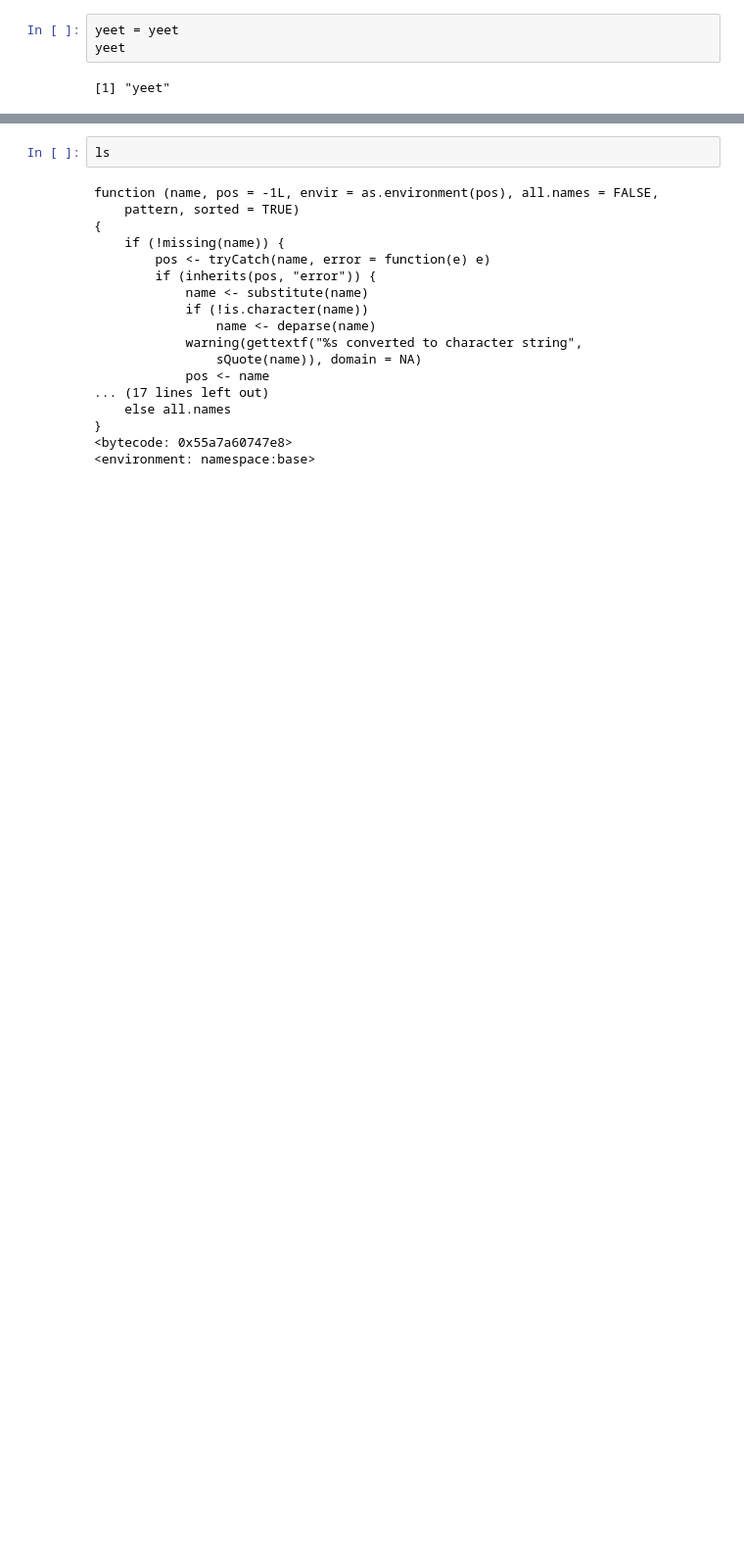
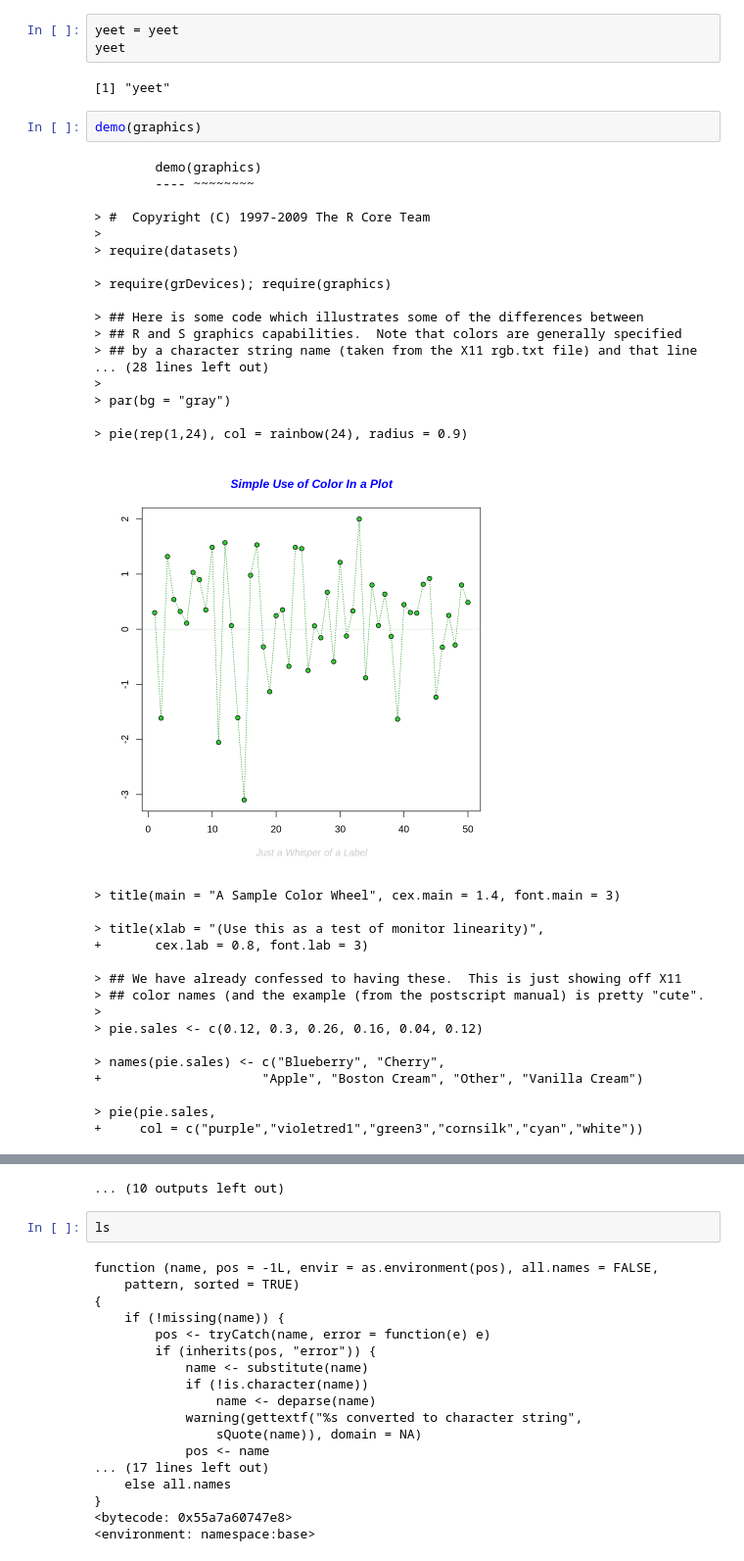
Before and after one commit to c-sung/BigDataLesson, a Jupyter notebook: IR.ipynb, the cells around one changed output, grey strips where cells are left out. Shown at 98% size. Saved outputs shown, nothing was run; the diff lists cells and outputs as text; blank space fills up the shorter version.

```diff
--- a/IR.ipynb
+++ b/IR.ipynb
@@ -5,3 +5,39 @@ yeet = yeet
 yeet
 # %% [output]
 [1] "yeet"
+# %%
+demo(graphics)
+# %% [output]
+        demo(graphics)
+        ---- ~~~~~~~~
+
+> #  Copyright (C) 1997-2009 The R Core Team
+>
+> require(datasets)
+
+> require(grDevices); require(graphics)
+
+> ## Here is some code which illustrates some of the differences between
+> ## R and S graphics capabilities.  Note that colors are generally specified
+> ## by a character string name (taken from the X11 rgb.txt file) and that line
+... (28 lines left out)
+>
+> par(bg = "gray")
+
+> pie(rep(1,24), col = rainbow(24), radius = 0.9)
+[figure, added]
+> title(main = "A Sample Color Wheel", cex.main = 1.4, font.main = 3)
+
+> title(xlab = "(Use this as a test of monitor linearity)",
++       cex.lab = 0.8, font.lab = 3)
+
+> ## We have already confessed to having these.  This is just showing off X11
+> ## color names (and the example (from the postscript manual) is pretty "cute".
+>
+> pie.sales <- c(0.12, 0.3, 0.26, 0.16, 0.04, 0.12)
+
+> names(pie.sales) <- c("Blueberry", "Cherry",
++                     "Apple", "Boston Cream", "Other", "Vanilla Cream")
+
+> pie(pie.sales,
++     col = c("purple","violetred1","green3","cornsilk","cyan","white"))
@@ -8,3 +114,4 @@ yeet
+... (10 outputs left out)
 # %%
 ls
 # %% [output]
```
Also changed, not shown: parts of 1 cell of this notebook.
